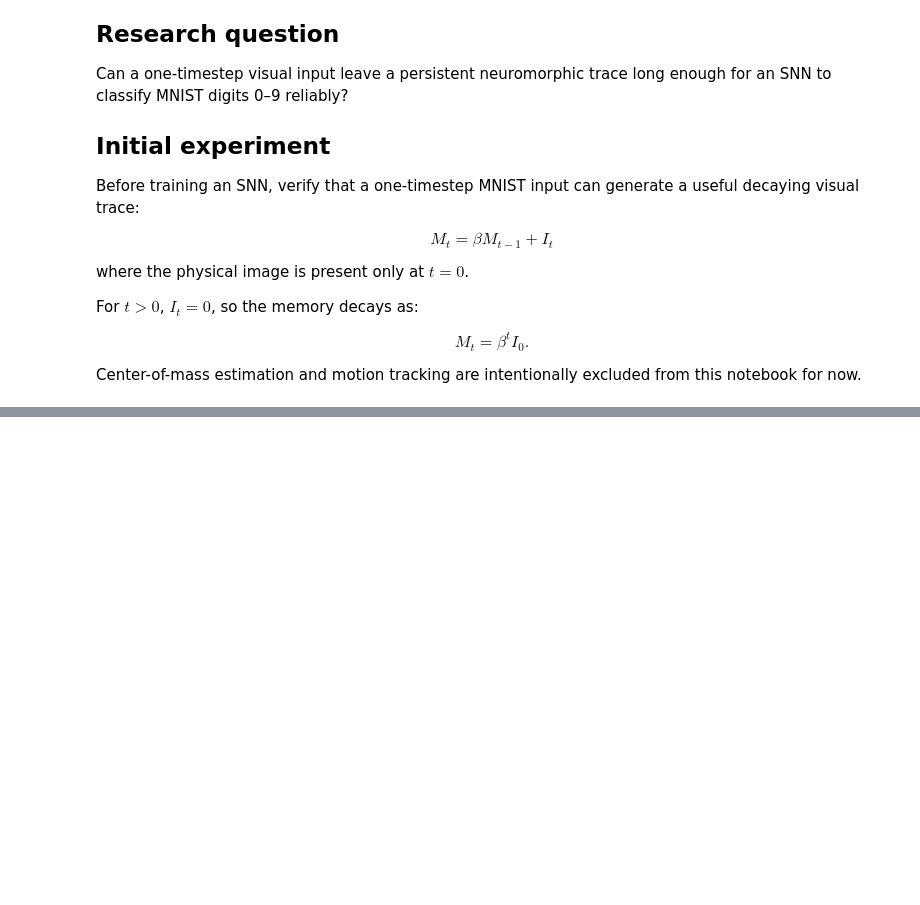
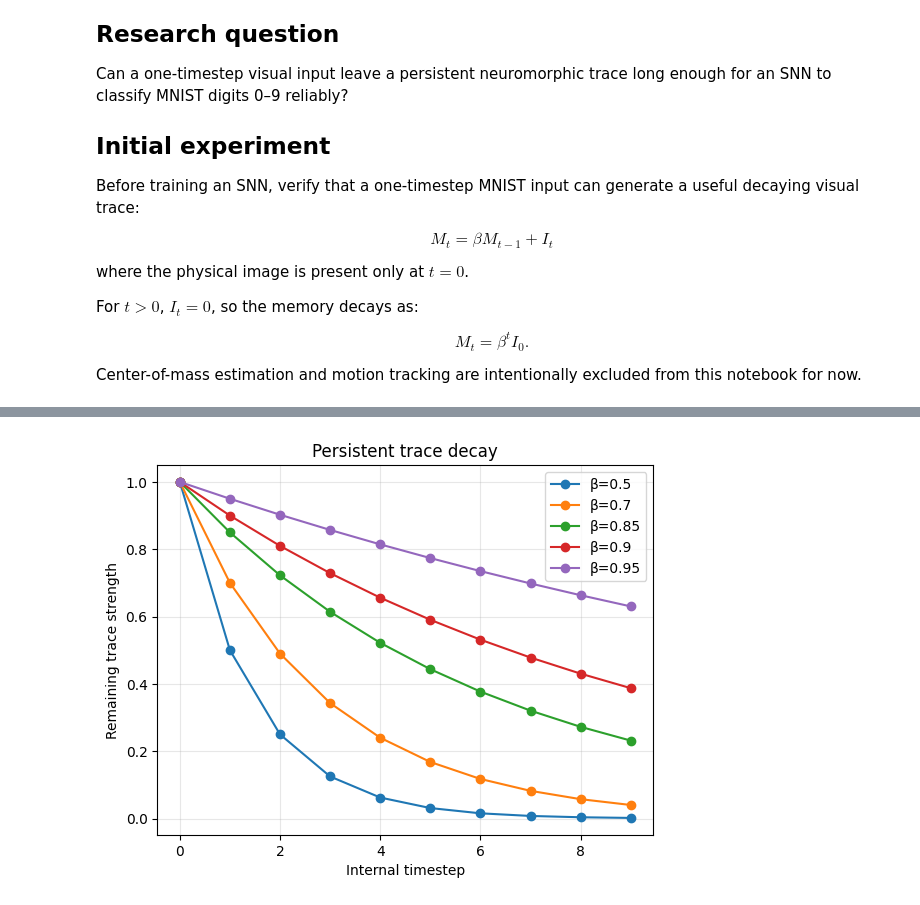
Before and after one commit to asolgan1/snn-moving-digit, a Jupyter notebook: notebooks/01_persistent_trace_classifier.ipynb, the cells around one changed output, grey strips where cells are left out. Saved outputs shown, nothing was run; the diff lists cells and outputs as text; code cells hidden in the pictures; blank space fills up the shorter version.

```diff
--- a/notebooks/01_persistent_trace_classifier.ipynb
+++ b/notebooks/01_persistent_trace_classifier.ipynb
@@ -48,0 +158,12 @@ ModuleNotFoundError: No module named '_lzma'
+# %%
+initial_max = trace[0].max().item()
+
+for t in range(num_steps):
+    actual = trace[t].max().item()
+    expected = initial_max * (beta ** t)
+
+    print(
+        f"t={t}: "
+        f"actual={actual:.4f}, "
+        f"expected={expected:.4f}"
+    )
@@ -48,0 +179,16 @@ ModuleNotFoundError: No module named '_lzma'
+# %%
+betas = [0.5, 0.7, 0.85, 0.9, 0.95]
+num_steps = 10
+
+for beta in betas:
+    values = [beta ** t for t in range(num_steps)]
+    plt.plot(range(num_steps), values, marker="o", label=f"β={beta}")
+
+plt.xlabel("Internal timestep")
+plt.ylabel("Remaining trace strength")
+plt.title("Persistent trace decay")
+plt.legend()
+plt.grid(alpha=0.3)
+plt.show()
+# %% [output]
+[figure, added]
```
Also changed, not shown: parts of 34 cells of this notebook.
